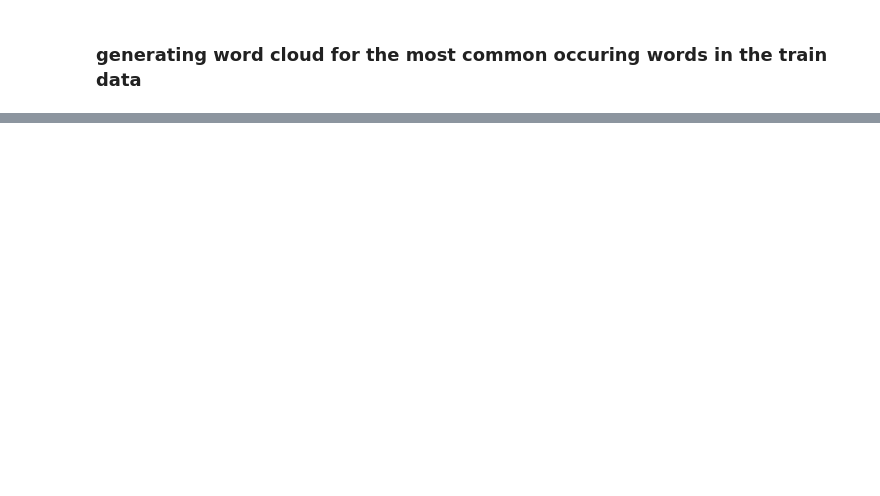
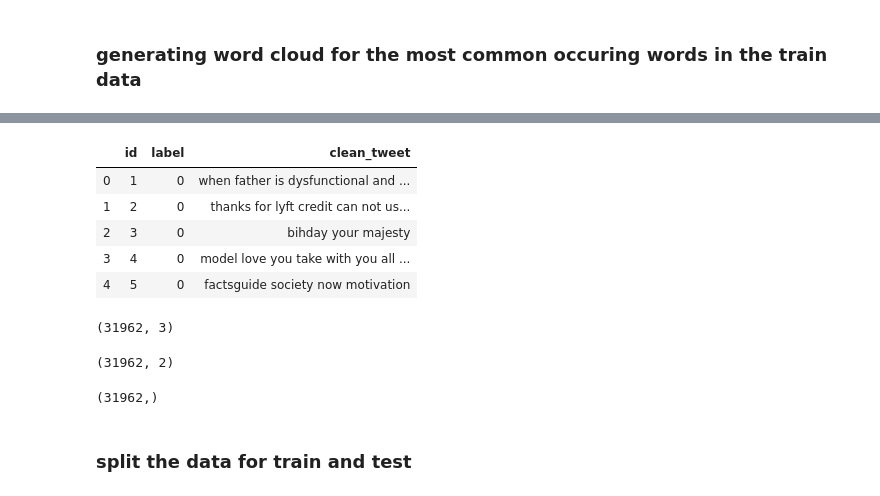
Before and after one commit to gympohnpimol/Hackathons_ML, a Jupyter notebook: Sentiment Analysis/Twitter Sentiment Analysis.ipynb, the cells around one changed output, grey strips where cells are left out. Drawn from its saved outputs; the diff is of its cells as text; code cells hidden in the pictures; blank space fills up the shorter version.

```diff
--- a/Sentiment Analysis/Twitter Sentiment Analysis.ipynb
+++ b/Sentiment Analysis/Twitter Sentiment Analysis.ipynb
@@ -166,0 +175,26 @@ sns.countplot(train['label'])
+# %%
+train = train.drop(['tweet'], axis =1)
+train.head(5)
+# %% [output]
+|  | id | label | clean_tweet |
+| 0 | 1 | 0 | when father is dysfunctional and ... |
+| 1 | 2 | 0 | thanks for lyft credit can not us... |
+| 2 | 3 | 0 | bihday your majesty |
+| 3 | 4 | 0 | model love you take with you all ... |
+| 4 | 5 | 0 | factsguide society now motivation |
+# %%
+train.shape
+# %% [output]
+(31962, 3)
+# %%
+x = train.drop(['label'], axis = 1)
+y = train['label']
+x.shape
+# %% [output]
+(31962, 2)
+# %%
+y.shape
+# %% [output]
+(31962,)
+# %% [markdown]
+### split the data for train and test
```
Also changed, not shown: parts of 23 cells of this notebook, 6 other files.
